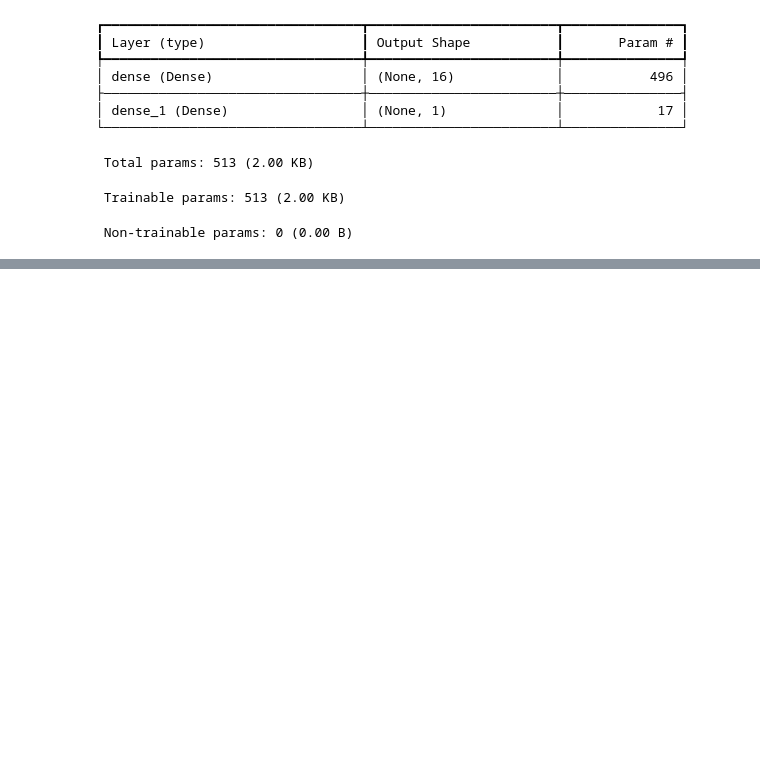
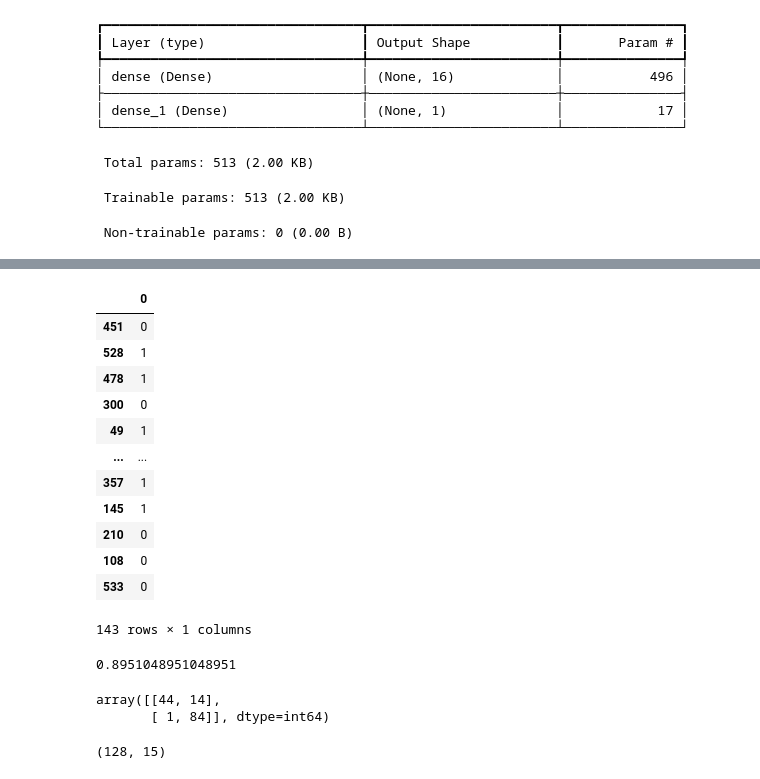
Before and after one commit to mmdes/ai-experiments, a Jupyter notebook: notebooks/binary_classification.ipynb, the cells around one changed output, grey strips where cells are left out. Cells and saved outputs as stored; diff of their text form; code cells hidden in the pictures; blank space fills up the shorter version.

Commit message:
Realizando o treinamento e previsões. Encontrando a accuracy e loss para os dados de teste

```diff
--- a/notebooks/binary_classification.ipynb
+++ b/notebooks/binary_classification.ipynb
@@ -98,0 +155,17 @@ Model: "sequential"
+# %%
+# now we should compare to the data of y_test
+y_test
+# %% [output]
+|  | 0 |
+| 451 | 0 |
+| 528 | 1 |
+| 478 | 1 |
+| 300 | 0 |
+| 49 | 1 |
+| ... | ... |
+| 357 | 1 |
+| 145 | 1 |
+| 210 | 0 |
+| 108 | 0 |
+| 533 | 0 |
+143 rows × 1 columns
@@ -98,0 +174,14 @@ Model: "sequential"
+# %%
+accuracy_score(y_test, predict)
+# %% [output]
+0.8951048951048951
+# %%
+confusion_matrix(y_test, predict)
+# %% [output]
+array([[44, 14],
+       [ 1, 84]], dtype=int64)
+# %%
+#successes  x errors
+44+84,1+14
+# %% [output]
+(128, 15)
```
Also changed, not shown: parts of 7 cells of this notebook, 1 other file.
